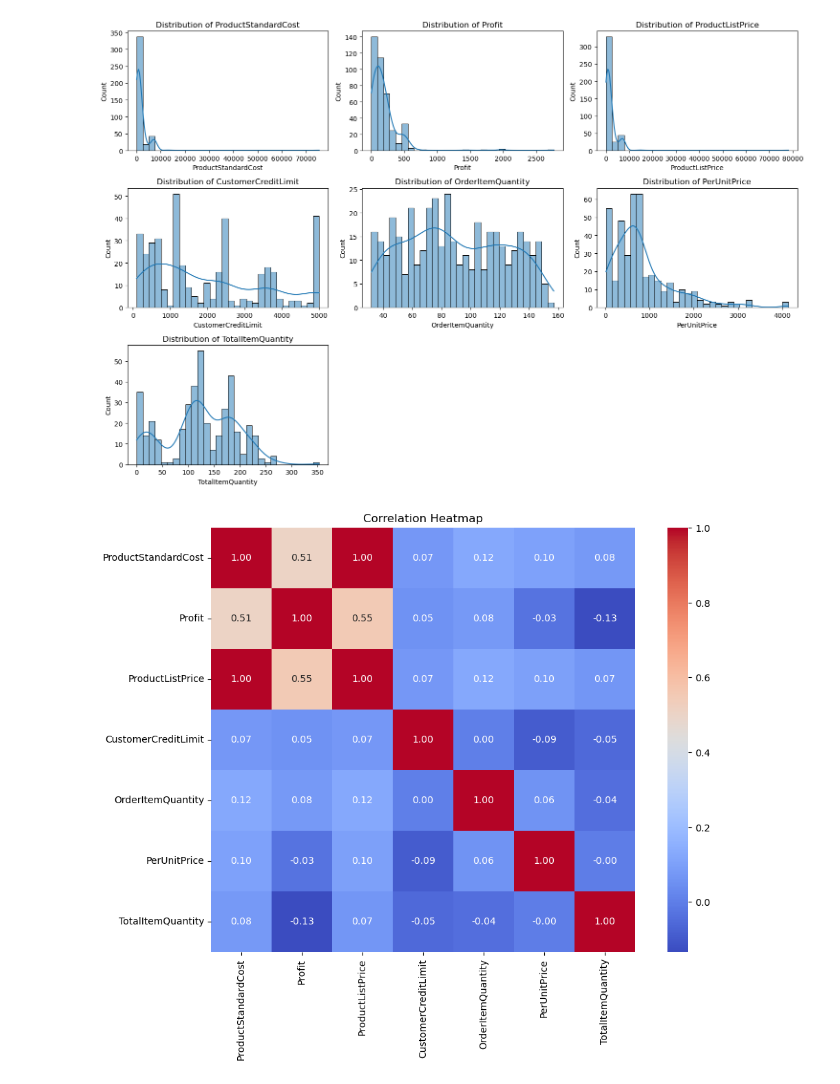
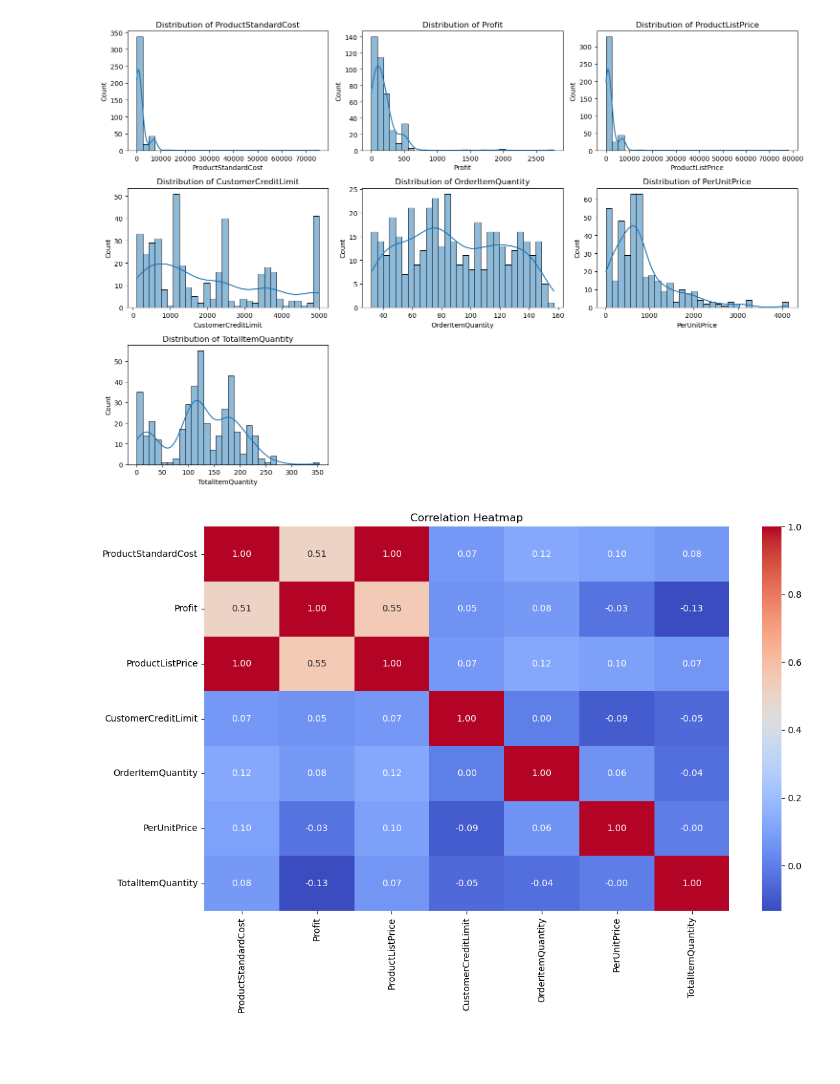
Before and after one commit to KCSchmutz/MLG382_CYO_PROJ_GroupX, a Jupyter notebook: notebooks/MLG382_CYO_PROJ_GroupX.ipynb, the cells around one changed output. Drawn from its saved outputs; the diff is of its cells as text; code cells hidden in the pictures; blank space fills up the shorter version.

```diff
--- a/notebooks/MLG382_CYO_PROJ_GroupX.ipynb
+++ b/notebooks/MLG382_CYO_PROJ_GroupX.ipynb
@@ -90,0 +4,26 @@ max      4139.000000         353.000000
+# %%
+#Importing Required Libraries
+import sys
+import os
+import pandas as pd
+import seaborn as sns
+import matplotlib.pyplot as plt
+import seaborn as sns
+
+#Makes Python files useable
+sys.path.append(os.path.abspath("../src"))
+
+#Getting required functions from preprocess_data.py file
+from preprocess_data import(
+    load_data,
+    iterative_outlier_removal,
+    scale_features
+)
+
+#Loads dataset
+file_path = '../data/Cleaned_ML_Dataset.csv'
+df = pd.read_csv(file_path)
+
+# Displays basic info
+print("DataFrame Shape:", df.shape)
+print("Column Types:\n", df.dtypes)
@@ -105,10 +84,12 @@ plt.show()
 # %% [output]
 [figure]
 # %%
-#Generates a correlation heatmap
-plt.figure(figsize=(12,8))
-sns.heatmap(df.corr(numeric_only=True), annot=True, fmt=".2f", cmap='coolwarm', square=True)
+#This generates a correlation heatmap
+plt.figure(figsize=(12, 8))
+correlation_matrix = df[numerical_columns].corr()
+sns.heatmap(correlation_matrix, annot=True, cmap='coolwarm', fmt='.2f')
 plt.title('Correlation Heatmap')
+plt.tight_layout()
 plt.show()
 # %% [output]
-[figure, old version]
+[figure, new version]
```
Also changed, not shown: parts of 23 cells of this notebook, 21 other files.
